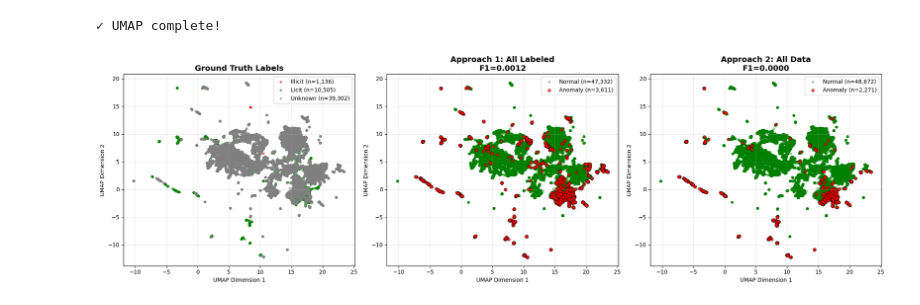
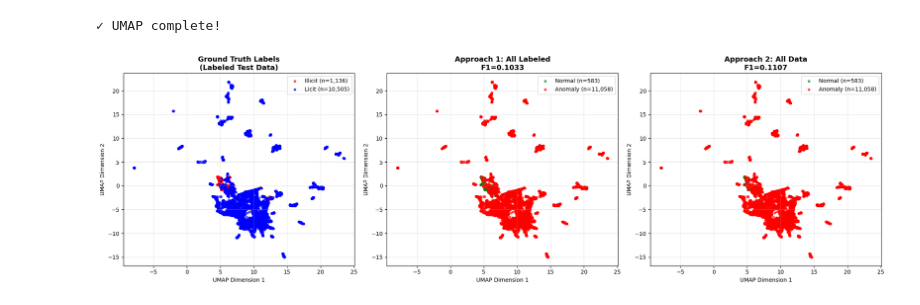
Before and after one commit to JeetG-22/bitcoin-fraud, a Jupyter notebook: notebooks/07_isolation_forest.ipynb, the cells around one changed output. Saved outputs shown, nothing was run; the diff lists cells and outputs as text; code cells hidden in the pictures.

```diff
--- a/notebooks/07_isolation_forest.ipynb
+++ b/notebooks/07_isolation_forest.ipynb
@@ -121,13 +121,13 @@ illicit_rate_labeled = (y_train_labeled == 'illicit').sum() / len(y_train_labele
 print("Training Data for Approach 1:")
 print("="*50)
 print(f"  Total: {len(X_train_labeled):,}")
-print(f"  Licit: {(y_train_labeled == 'licit').sum():,} ({(y_train_labeled == 'licit').sum()/len(X_train_labeled)})")
-print(f"  Illicit: {(y_train_labeled == 'illicit').sum():,} ({(y_train_labeled == 'illicit').sum()/len(X_train_labeled)})")
+print(f"  Licit: {(y_train_labeled == 'licit').sum():,}")
+print(f"  Illicit: {(y_train_labeled == 'illicit').sum():,}")
 print(f"  Contamination rate: {illicit_rate_labeled:.4f} ({illicit_rate_labeled*100:.2f}%)")
 
 # Train Isolation Forest
 iso_forest_labeled = IsolationForest(
-    contamination=illicit_rate_labeled * 2,  # Use actual rate with buffer
+    contamination=illicit_rate_labeled * 1.1,  # Use actual rate with buffer
     # contamination=.25,
     max_samples=256,
     n_estimators=200,
@@ -135,7 +135,7 @@ iso_forest_labeled = IsolationForest(
     n_jobs=-1
 )
 
-print(f"Contamination Rate Used For Model: {illicit_rate_labeled * 2} ")
+print(f"Contaimination Rate Used For Model: {illicit_rate_labeled * 1.1*100:.2f}%")
 
 print("\nTraining Isolation Forest...")
 iso_forest_labeled.fit(X_train_labeled)
@@ -187,7 +187,7 @@ print(f"  Contamination rate (illicit): {illicit_rate_all:.4f} ({illicit_rate_al
 
 # Train Isolation Forest
 iso_forest_all = IsolationForest(
-    contamination=illicit_rate_all * 2,  # Slightly higher buffer
+    contamination=illicit_rate_all * 1.2,  # Slightly higher buffer
     # contamination=.25,
     max_samples=256,
     n_estimators=200,
@@ -195,7 +195,7 @@ iso_forest_all = IsolationForest(
     n_jobs=-1
 )
 
-print(f"Contaimination Rate Used For Model: {illicit_rate_all * 2} ")
+print(f"Contaimination Rate Used For Model: {illicit_rate_all * 1.2*100:.2f}%")
 
 print("\nTraining Isolation Forest...")
 iso_forest_all.fit(X_train_all)
@@ -426,54 +569,54 @@ print("✓ UMAP complete!")
 Running UMAP dimensionality reduction...
 ✓ UMAP complete!
 # %%
-label_map = {'illicit': 'red', 'licit': 'green', 'unknown': 'gray'}
+# UMAP Visualization - Labeled Test Data Only
+labeled_mask_test = y_test.isin(['licit', 'illicit'])
+reducer = umap.UMAP(n_neighbors=15, min_dist=0.1, random_state=42)
+embedding = reducer.fit_transform(X_test_scaled[labeled_mask_test])
 
 fig, axes = plt.subplots(1, 3, figsize=(20, 6))
 
-# Plot 0: True Labels
-for label, color in label_map.items():
-    mask = y_test == label
-    if mask.sum() > 0:
-        axes[0].scatter(X_test_umap[mask, 0], X_test_umap[mask, 1],
-                       c=color, label=f'{label.capitalize()} (n={mask.sum():,})',
-                       s=20, alpha=0.6, edgecolor='none')
-axes[0].set_title('Ground Truth Labels', fontsize=14, fontweight='bold')
-axes[0].legend(fontsize=10)
-axes[0].grid(True, alpha=0.3)
+# Ground truth (labeled only)
+for label, color in [('illicit', 'red'), ('licit', 'blue')]:
+    mask = y_test_labeled_only == label
+    axes[0].scatter(embedding[mask, 0], embedding[mask, 1],
+                   c=color, label=f'{label.capitalize()} (n={mask.sum():,})', s=15, alpha=0.6)
+axes[0].set_title('Ground Truth Labels\n(Labeled Test Data)', fontsize=13, fontweight='bold')
 axes[0].set_xlabel('UMAP Dimension 1')
 axes[0].set_ylabel('UMAP Dimension 2')
+axes[0].legend()
+axes[0].grid(True, alpha=0.3)
 
-# Plot 1: Approach 1
-normal_mask = y_pred_labeled == 1
-anomaly_mask = y_pred_labeled == -1
-axes[1].scatter(X_test_umap[normal_mask, 0], X_test_umap[normal_mask, 1],
-               c='green', label=f'Normal (n={normal_mask.sum():,})', s=15, alpha=0.3)
-axes[1].scatter(X_test_umap[anomaly_mask, 0], X_test_umap[anomaly_mask, 1],
-               c='red', label=f'Anomaly (n={anomaly_mask.sum():,})', s=30, alpha=0.7,
-               edgecolor='black', linewidth=0.5)
-axes[1].set_title(f'Approach 1: All Labeled\nF1={metrics_labeled["f1"]:.4f}',
-                 fontsize=14, fontweight='bold')
-axes[1].legend(fontsize=10)
-axes[1].grid(True, alpha=0.3)
+# Approach 1 predictions (labeled data only)
+for pred, color in [(0, 'green'), (1, 'red')]:
+    mask = y_pred_labeled_tuned == pred
+    label_text = f'Normal (n={mask.sum():,})' if pred == 0 else f'Anomaly (n={mask.sum():,})'
+    axes[1].scatter(embedding[mask, 0], embedding[mask, 1],
+                   c=color, label=label_text, s=15, alpha=0.6)
+axes[1].set_title(f'Approach 1: All Labeled\nF1={metrics_labeled_tuned["f1"]:.4f}',
+                  fontsize=13, fontweight='bold')
 axes[1].set_xlabel('UMAP Dimension 1')
 axes[1].set_ylabel('UMAP Dimension 2')
+axes[1].legend()
+axes[1].grid(True, alpha=0.3)
 
-# Plot 2: Approach 2
-normal_mask_all = y_pred_all == 1
-anomaly_mask_all = y_pred_all == -1
-axes[2].scatter(X_test_umap[normal_mask_all, 0], X_test_umap[normal_mask_all, 1],
-               c='green', label=f'Normal (n={normal_mask_all.sum():,})', s=15, alpha=0.3)
-axes[2].scatter(X_test_umap[anomaly_mask_all, 0], X_test_umap[anomaly_mask_all, 1],
-               c='red', label=f'Anomaly (n={anomaly_mask_all.sum():,})', s=30, alpha=0.7,
-               edgecolor='black', linewidth=0.5)
-axes[2].set_title(f'Approach 2: All Data\nF1={metrics_all["f1"]:.4f}',
-                 fontsize=14, fontweight='bold')
-axes[2].legend(fontsize=10)
-axes[2].grid(True, alpha=0.3)
+# Approach 2 predictions (labeled data only)
+for pred, color in [(0, 'green'), (1, 'red')]:
+    mask = y_pred_all_tuned == pred
+    label_text = f'Normal (n={mask.sum():,})' if pred == 0 else f'Anomaly (n={mask.sum():,})'
+    axes[2].scatter(embedding[mask, 0], embedding[mask, 1],
+                   c=color, label=label_text, s=15, alpha=0.6)
+axes[2].set_title(f'Approach 2: All Data\nF1={metrics_all_tuned["f1"]:.4f}',
+                  fontsize=13, fontweight='bold')
 axes[2].set_xlabel('UMAP Dimension 1')
 axes[2].set_ylabel('UMAP Dimension 2')
+axes[2].legend()
+axes[2].grid(True, alpha=0.3)
 
 plt.tight_layout()
 plt.show()
+
+print("\n💡 Showing labeled test data only (where we can evaluate performance)")
+print(f"   Total transactions shown: {labeled_mask_test.sum():,}")
 # %% [output]
-[figure, old version]
+[figure, new version]
```
Also changed, not shown: parts of 20 cells of this notebook, 1 other file.
